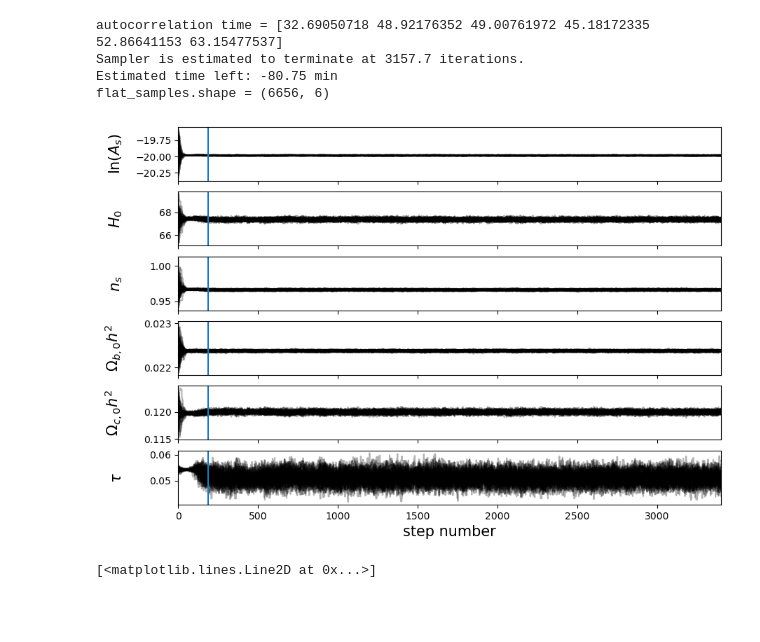
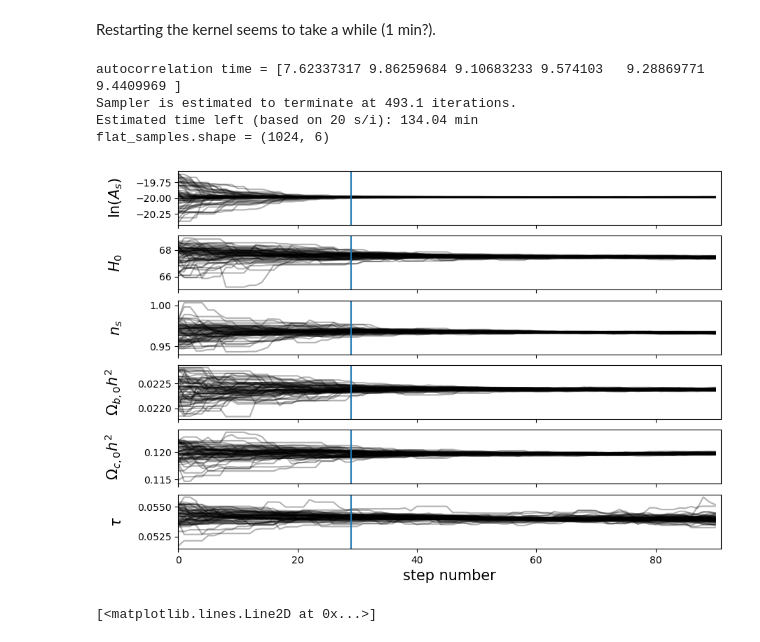
Before and after one commit to Yodo9000/baryonic-feedback-CAMB, a Jupyter notebook: plots_and_mc_progress.ipynb, the cells around one changed output. Saved outputs shown, nothing was run; the diff lists cells and outputs as text; code cells hidden in the pictures; blank space fills up the shorter version.

```diff
--- a/plots_and_mc_progress.ipynb
+++ b/plots_and_mc_progress.ipynb
@@ -4,4 +3,6 @@
 #!pip install emcee
+# %% [markdown]
+Restarting the kernel seems to take a while (1 min?).
 # %%
 import os
 import emcee
@@ -49,16 +52,16 @@ parameters_latex = {
                   "HMCode_A_baryon":r"A",
                   "HMCode_eta_baryon":r"\eta_0"}
 # %%
-model = "BAHAMAS-LowAGN"
-#model = None
+model = "OWLS-AGN"
+model = None
 #filename = f"mcmc_sample_H0_ombh2_omch2_tau_log(As)_ns_5000_delta_tot_{model}.h5"
 # filename = f"mcmc_sample_tau_H0_ombh2_omch2_ln(As)_ns_5000_delta_tot_{model}_new.h5"
 # filename = f"mcmc_sample_tau_H0_ombh2_omch2_ns_ln(As)_5000_delta_tot_{model}_new.h5"
 #filename = f"mcmc_sample_ln(As)_H0_ns_ombh2_omch2_tau_5000_delta_tot_{model}_new.h5"
 #filename = "mcmc_sample_H0_ombh2_omch2_tau_log(As)_ns_5000_delta_tot_BAHAMAS-HighAGN.h5"
 filename = f"mcmc_sample_ln(As)_H0_ns_ombh2_omch2_tau_5000_delta_tot_{model}_vs_BAHAMAS-HighAGN.h5"
-#filename = f"mcmc_sample_ln(As)_H0_ns_ombh2_omch2_tau_5000_delta_tot_{model}_vs_OWLS-AGN.h5"
-filename = f"mcmc_sample_ln(As)_H0_ns_ombh2_omch2_tau_5000_{model}_vs_BAHAMAS-HighAGN_acc1.h5"
+filename = f"mcmc_sample_ln(As)_H0_ns_ombh2_omch2_tau_5000_{model}_vs_OWLS-AGN_acc0_new.h5"
+#filename = f"mcmc_sample_ln(As)_H0_ns_ombh2_omch2_tau_5000_{model}_vs_BAHAMAS-HighAGN_acc2_new.h5"
 
 sampler = emcee.backends.HDFBackend(mcmc_folder+filename)
 samples = sampler.get_chain()
@@ -85,40 +88,41 @@ if plot_lin_As:
     parameter_labels[idx] = '$A_s$'
     parameters_vector[idx] = np.exp(parameters_vector[idx])
 
 
 fig, frames = plt.subplots(samples.shape[-1], figsize=(10, 7), sharex=True)
 for i, frame in enumerate(frames):
     frame.plot(samples[:, :, i], "k", alpha=0.3)
     frame.set_xlim(0, len(samples))
     frame.set_ylabel(parameter_labels[i])
     frame.yaxis.set_label_coords(-0.1, 0.5)
 
 frames[-1].set_xlabel("step number")
 
 tau = sampler.get_autocorr_time(tol=0) # steps for the walker's positions to be uncorrelated with their initial positions
 print(f'autocorrelation time = {tau}')
 print(f'Sampler is estimated to terminate at {50*tau.max():.1f} iterations.')
-print(f'Estimated time left: {20*(50*tau.max() - len(samples))/60:.2f} min')
+seconds_per_iteration = 20 # edit as needed
+print(f'Estimated time left (based on {seconds_per_iteration} s/i): {seconds_per_iteration*(50*tau.max() - len(samples))/60:.2f} min')
 
 discard = int(3*tau.max())
 [frame.axvline(discard) for frame in frames]
 
 thin = max(int(tau.max()/2), 1)
 flatten = True
 
 #flat_samples_orig = sampler.get_chain(discard=discard, thin=thin, flat=flatten)
 
 # rewrite get_chain to use the modified samples:
-flat_samples = samples[discard::thin]
+flat_samples = samples[discard::thin] # note that the variable name is a bit misleading
 if flatten:
     flat_samples = flat_samples.reshape((flat_samples.shape[0]*flat_samples.shape[1], flat_samples.shape[2]))
 print(f'{flat_samples.shape = }')
 # %% [output]
-autocorrelation time = [32.69050718 48.92176352 49.00761972 45.18172335 52.86641153 63.15477537]
-Sampler is estimated to terminate at 3157.7 iterations.
-Estimated time left: -80.75 min
-flat_samples.shape = (6656, 6)
+autocorrelation time = [7.62337317 9.86259684 9.10683233 9.574103   9.28869771 9.4409969 ]
+Sampler is estimated to terminate at 493.1 iterations.
+Estimated time left (based on 20 s/i): 134.04 min
+flat_samples.shape = (1024, 6)
-[figure, old version]
+[figure, new version]
 # %%
 fig = corner.corner(flat_samples, labels=parameter_labels, truths=parameters_vector) # default contour lines are for 0.5-2 sigma in steps of 0.5 sigma
 
```
Also changed, not shown: parts of 8 cells of this notebook, 1 other file.
